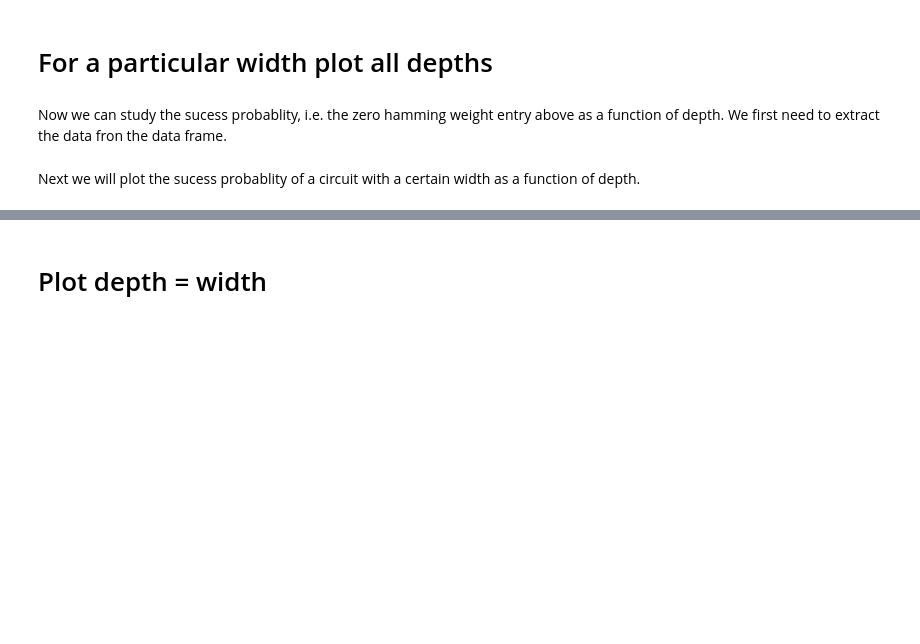
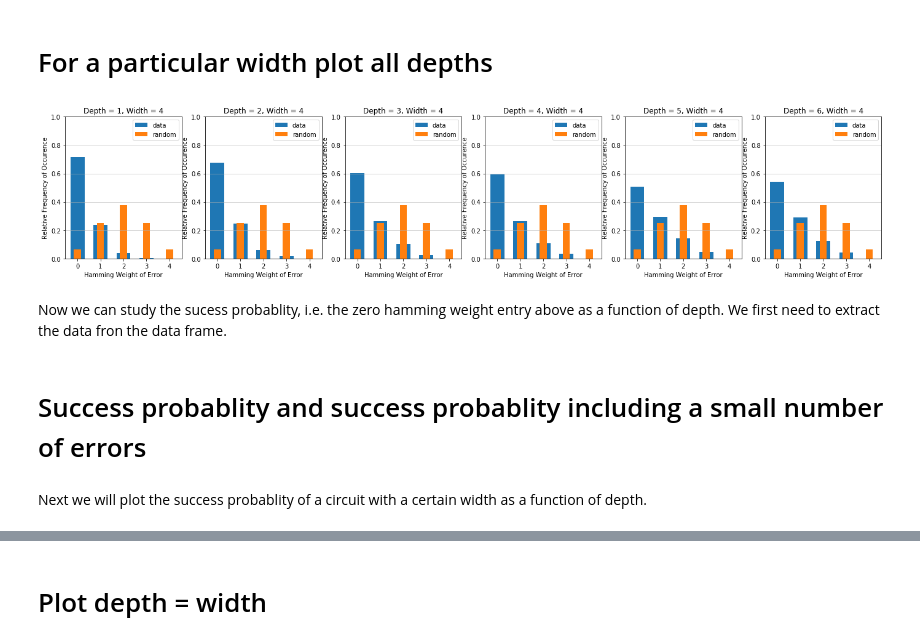
Before and after one commit to rigetti/forest-benchmarking, a Jupyter notebook: examples/classical_random_circuits.ipynb, the cells around one changed output, grey strips where cells are left out. Saved outputs shown, nothing was run; the diff lists cells and outputs as text; code cells hidden in the pictures; blank space fills up the shorter version.

```diff
--- a/examples/classical_random_circuits.ipynb
+++ b/examples/classical_random_circuits.ipynb
@@ -237,24 +286,26 @@ plt.show()
 # For a particular width plot all depths
 # %%
 wid = 4
-hdis = get_hamming_dists_fn_depth(df, wid)
+df_fn_depth = get_hamming_dists_fn_depth(res_df, wid)
 # %%
-for hdx in range(0, len(hdis)):
-    averaged_distr = hdis.iloc[hdx]['hamming_dist']
-    dep = hdis.iloc[hdx]['depth']
-    rand_ans_distr = hamming_dist_rand(wid,0)
-    x_labels = np.arange(0, len(averaged_distr))
-    plt.subplot(1,len(hdis),hdx+1)
-    plt.bar(x_labels, averaged_distr, width=0.61, align='center')
-    plt.bar(x_labels, rand_ans_distr, width=0.31, align='center')
+for dep in range(1, df_fn_depth.Depth.max()+1):
+    idx = df_fn_depth['Depth']== dep
+    avg_dist = df_fn_depth[idx]['Hamming dist. data'].mean()
+    rand_dist = df_fn_depth[idx]['Hamming dist. rand'].mean()
+    x_labels = np.arange(0, len(avg_dist))
+    plt.subplot(1,df_fn_depth.Depth.max(),dep)
+    plt.bar(x_labels, avg_dist, width=0.61, align='center')
+    plt.bar(x_labels, rand_dist, width=0.31, align='center')
     plt.xticks(x_labels)
     plt.xlabel('Hamming Weight of Error')
     plt.ylabel('Relative Frequency of Occurence')
     plt.ylim([0,1])
     plt.grid(axis='y', alpha=0.75)
     plt.legend(['data','random'])
     plt.title('Depth = {}, Width = {}'.format(dep,wid))
 plt.subplots_adjust(bottom=0.1, right=3.2, top=0.9)
 plt.show()
+# %% [output]
+[figure, added]
 # %% [markdown]
 Now we can study the sucess probablity, i.e. the zero hamming weight entry above as a function of depth. We first need to extract the data fron the data frame.
@@ -282,5 +330,7 @@ for hdx in range(0, len(hdis)):
+# %% [markdown]
+# Success probablity and success probablity including a small number of errors
 # %% [markdown]
-Next we will plot the sucess probablity of a circuit with a certain width as a function of depth.
+Next we will plot the success probablity of a circuit with a certain width as a function of depth.
 # %%
 plt.scatter(depth_vec,pcheck,label='Sucess Probablity')
 plt.plot(depth_vec,pcheck_rand,label='random guess')
```
Also changed, not shown: parts of 86 cells of this notebook, 1 other file.
